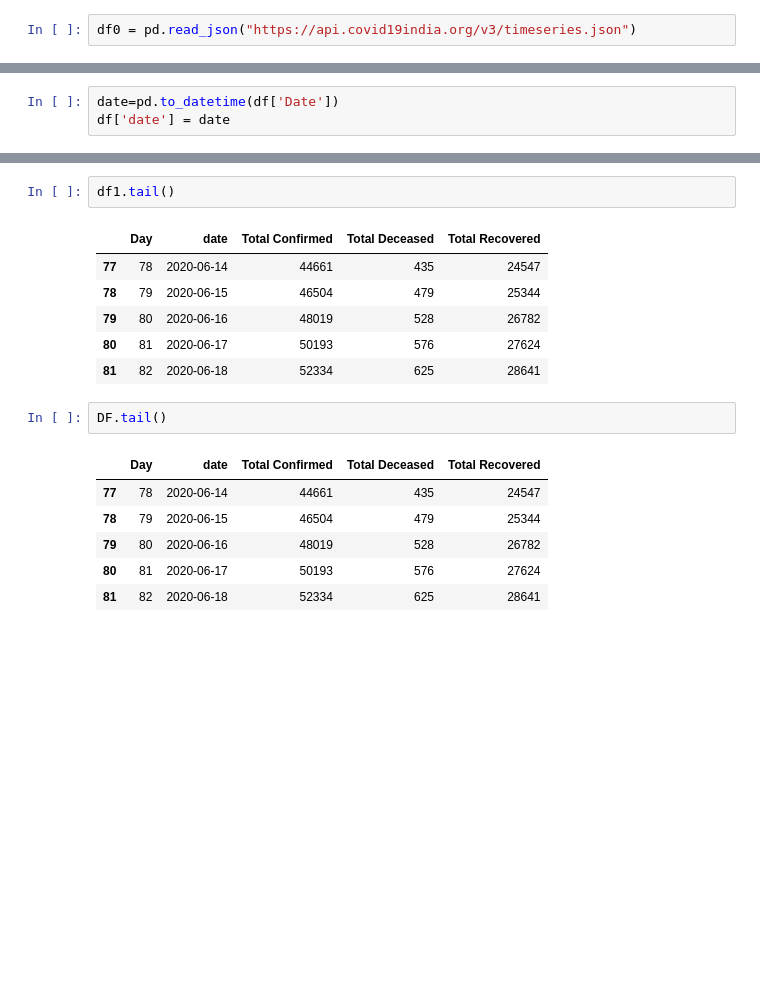
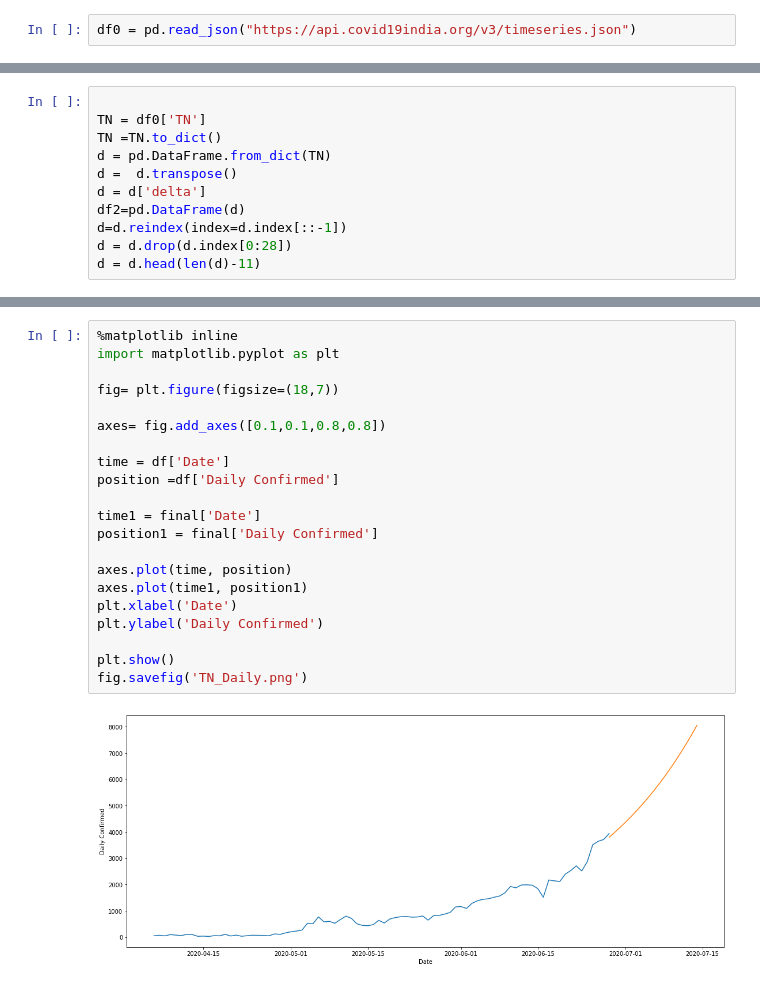
Before and after one commit to skbhere/COVID-19-Case-Forecasting, a Jupyter notebook: 01_TN.ipynb, the cells around one changed output, grey strips where cells are left out. Cells and saved outputs as stored; diff of their text form; blank space fills up the shorter version.

```diff
--- a/01_TN.ipynb
+++ b/01_TN.ipynb
@@ -21 +19,12 @@ len(data)
+# %%
+
+TN = df0['TN']
+TN =TN.to_dict()
+d = pd.DataFrame.from_dict(TN)
+d =  d.transpose()
+d = d['delta']
+df2=pd.DataFrame(d)
+d=d.reindex(index=d.index[::-1])
+d = d.drop(d.index[0:28])
+d = d.head(len(d)-11)
 # %%
@@ -193,3 +186,0 @@ start1
-# %%
-date=pd.to_datetime(df['Date'])
-df['date'] = date
@@ -246,21 +208,26 @@ final
-# %%
-df1.tail()
-# %% [output]
-|  | Day | date | Total Confirmed | Total Deceased | Total Recovered |
-| 77 | 78 | 2020-06-14 | 44661 | 435 | 24547 |
-| 78 | 79 | 2020-06-15 | 46504 | 479 | 25344 |
-| 79 | 80 | 2020-06-16 | 48019 | 528 | 26782 |
-| 80 | 81 | 2020-06-17 | 50193 | 576 | 27624 |
-| 81 | 82 | 2020-06-18 | 52334 | 625 | 28641 |
-# %%
-DF.tail()
-# %% [output]
-|  | Day | date | Total Confirmed | Total Deceased | Total Recovered |
-| 77 | 78 | 2020-06-14 | 44661 | 435 | 24547 |
-| 78 | 79 | 2020-06-15 | 46504 | 479 | 25344 |
-| 79 | 80 | 2020-06-16 | 48019 | 528 | 26782 |
-| 80 | 81 | 2020-06-17 | 50193 | 576 | 27624 |
-| 81 | 82 | 2020-06-18 | 52334 | 625 | 28641 |
+# %%
+%matplotlib inline
+import matplotlib.pyplot as plt
+
+fig= plt.figure(figsize=(18,7))
+
+axes= fig.add_axes([0.1,0.1,0.8,0.8])
+
+time = df['Date']
+position =df['Daily Confirmed']
+
+time1 = final['Date']
+position1 = final['Daily Confirmed']
+
+axes.plot(time, position)
+axes.plot(time1, position1)
+plt.xlabel('Date')
+plt.ylabel('Daily Confirmed')
+
+plt.show()
+fig.savefig('TN_Daily.png')
+# %% [output]
+[figure, added]
 # %%
 %matplotlib inline
 import matplotlib.pyplot as plt
```
Also changed, not shown: parts of 17 cells of this notebook.
